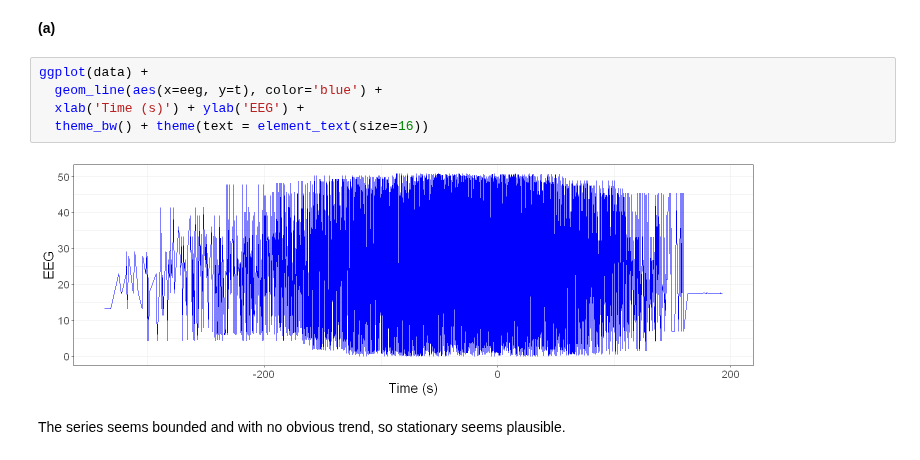
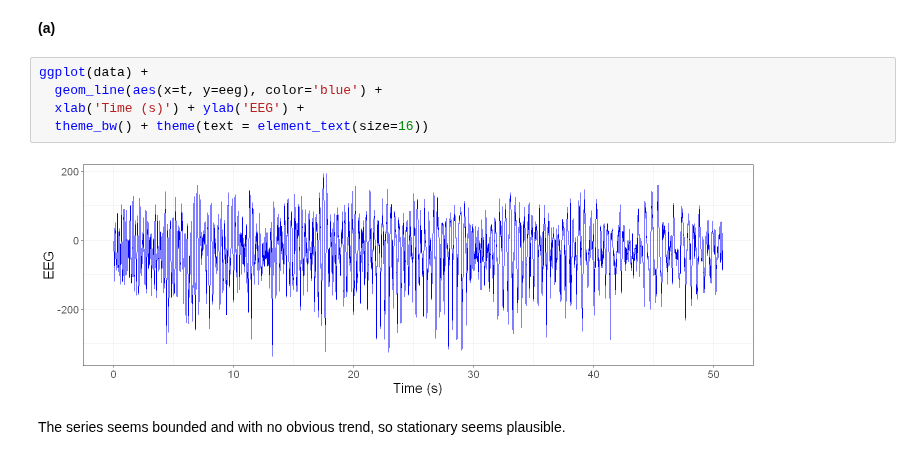
Before and after one commit to telmo-correa/time-series-analysis, a Jupyter notebook: R/Chapter 14 (Ex 01 - 10) - Estimating the Spectrum.ipynb, the cells around one changed output. Drawn from its saved outputs; the diff is of its cells as text.

```diff
--- a/R/Chapter 14 (Ex 01 - 10) - Estimating the Spectrum.ipynb
+++ b/R/Chapter 14 (Ex 01 - 10) - Estimating the Spectrum.ipynb
@@ -451,11 +449,11 @@ Y = data[['eeg']]
 **(a)**
 # %%
 ggplot(data) +
-  geom_line(aes(x=eeg, y=t), color='blue') +
+  geom_line(aes(x=t, y=eeg), color='blue') +
   xlab('Time (s)') + ylab('EEG') +
   theme_bw() + theme(text = element_text(size=16))
 # %% [output]
-[figure, old version]
+[figure, new version]
 # %% [markdown]
 The series seems bounded and with no obvious trend, so stationary seems plausible.
 # %% [markdown]
```
Also changed, not shown: parts of 7 cells of this notebook, 1 other file.
